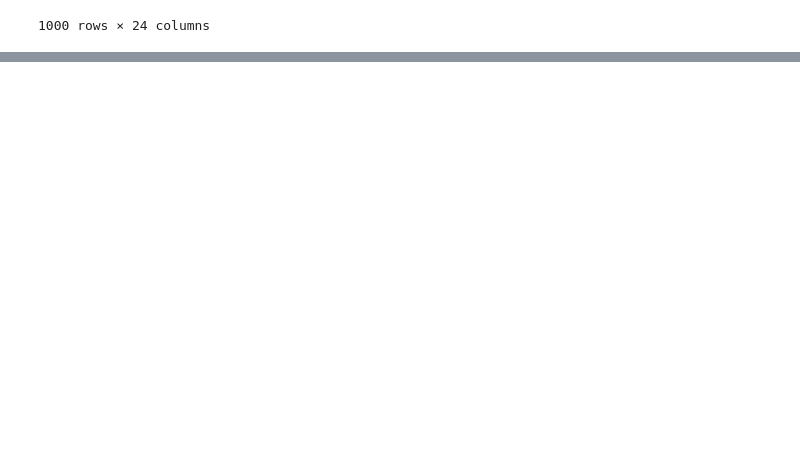
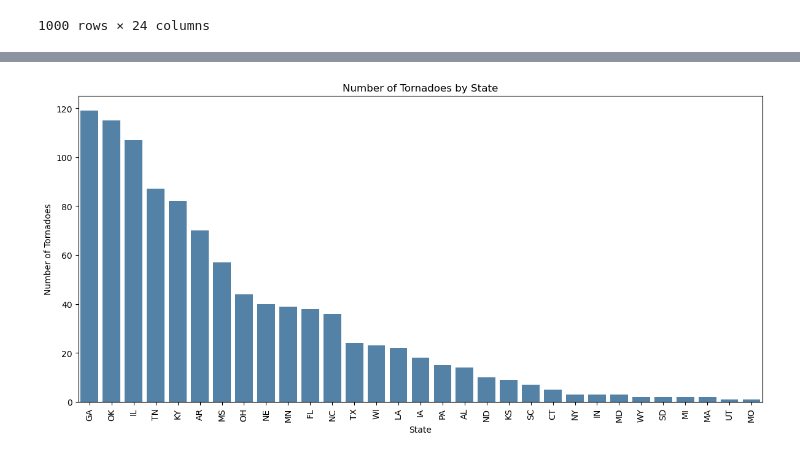
Before and after one commit to DavidnBui/DataStormers, a Jupyter notebook: testing.ipynb, the cells around one changed output, grey strips where cells are left out. Cells and saved outputs as stored; diff of their text form; code cells hidden in the pictures; blank space fills up the shorter version.

```diff
--- a/testing.ipynb
+++ b/testing.ipynb
@@ -248,0 +344,25 @@ print(json.dumps(data, indent=2))
+# %%
+import pandas as pd
+import seaborn as sns
+import matplotlib.pyplot as plt
+
+# Load the DisasterDeclarationsSummaries CSV
+disaster_df = pd.read_csv("DisasterDeclarationsSummaries.csv")
+
+# Filter for tornadoes in the US
+tornado_df = disaster_df[disaster_df['incidentType'] == 'Tornado']
+
+# Aggregate data by state
+state_damage = tornado_df.groupby('state').size().sort_values(ascending=False)
+
+# Plot the bar chart
+plt.figure(figsize=(12, 6))
+sns.barplot(x=state_damage.index, y=state_damage.values, color='steelblue')  # Removed palette, added color
+plt.title('Number of Tornadoes by State')
+plt.xlabel('State')
+plt.ylabel('Number of Tornadoes')
+plt.xticks(rotation=90)
+plt.tight_layout()
+plt.show()
+# %% [output]
+[figure, added]
```
Also changed, not shown: parts of 14 cells of this notebook, 5 other files.
